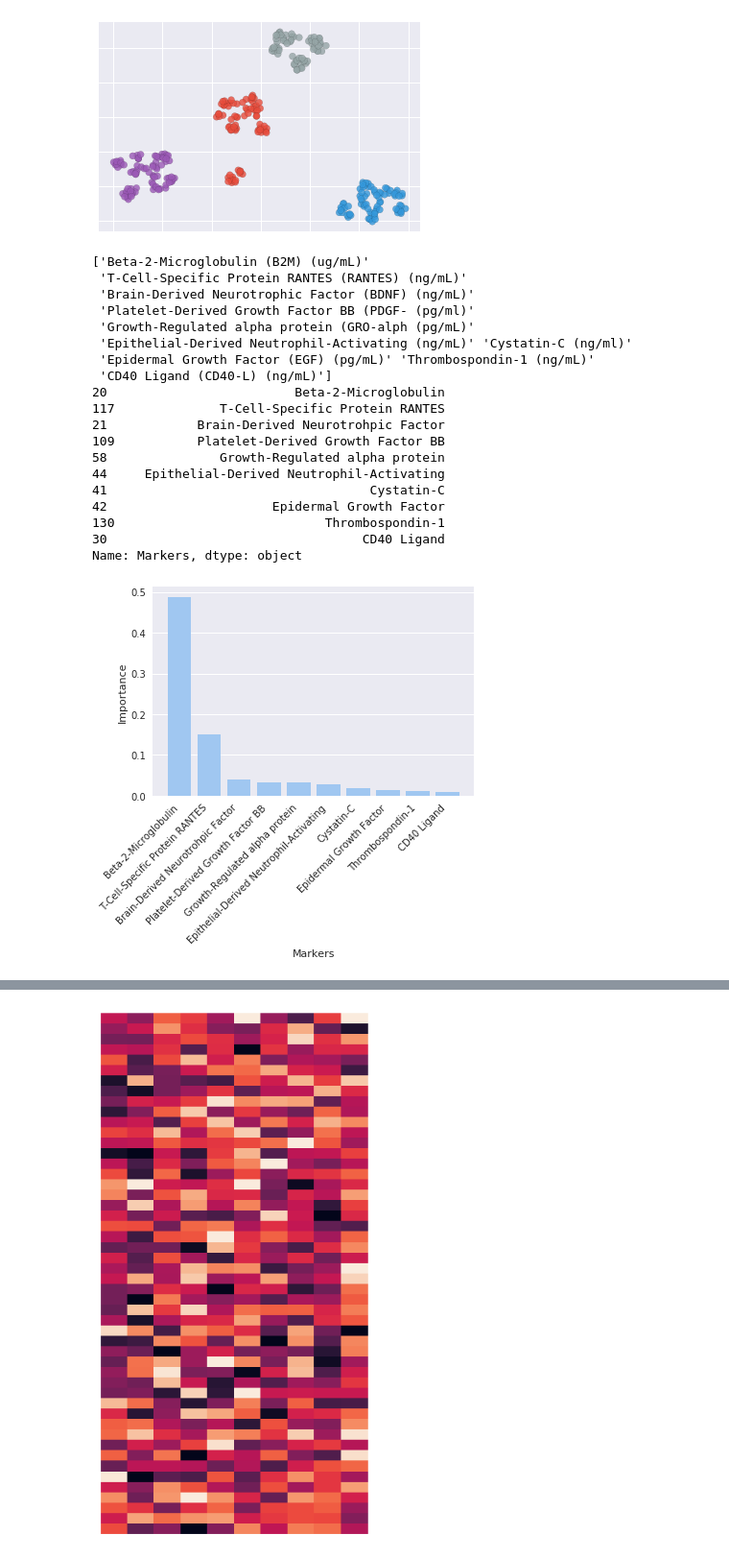
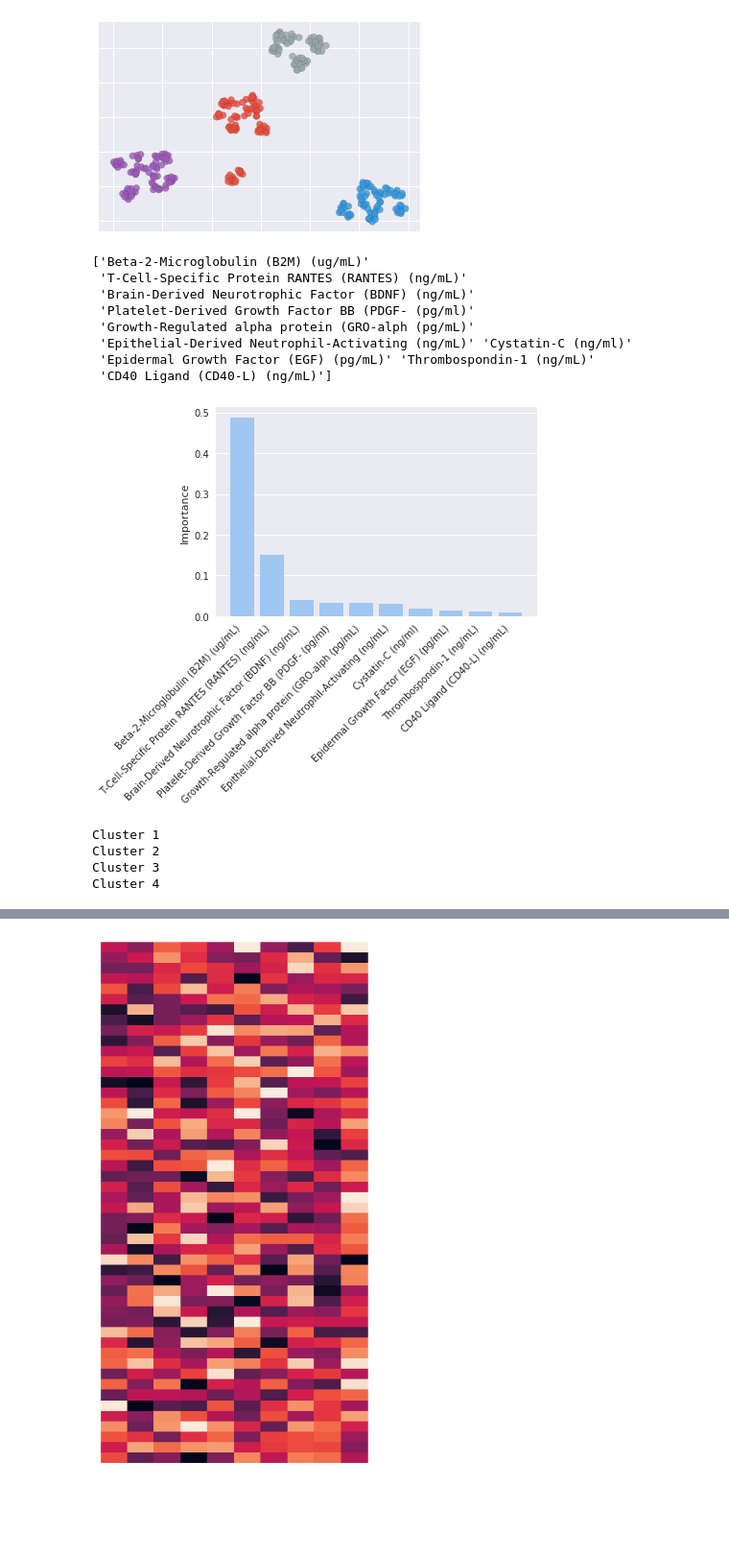
Before and after one commit to GerardMJuan/simlr-ad, a Jupyter notebook: jupyter-experiments/clustering_visualization.ipynb, the cells around one changed output, grey strips where cells are left out. Shown at 96% size. Cells and saved outputs as stored; diff of their text form; code cells hidden in the pictures; blank space fills up the shorter version.

Commit message:
Added data file Removed figure Updated gitignore

```diff
--- a/jupyter-experiments/clustering_visualization.ipynb
+++ b/jupyter-experiments/clustering_visualization.ipynb
@@ -23,7 +23,7 @@ rd_seed = 1714                                          # Random seed for experi
 
 # Paths
 existing_cluster = True                               # Compute the clustering again or use an existing one
-cluster_path = "../results/cimlr4/"   # Path of the existing cluster, if applicable
+cluster_path = "/home/gerard/Documents/EXPERIMENTS/SIMLR-AD/cimlr4/"   # Path of the existing cluster, if applicable
 covariate_path = "../data/useddata_homo_abeta_plasma_meta.csv"
 feature_path = "../data/UCSDVOL.csv"                     # Path of the feature path (.csv)
 
@@ -212,53 +202,41 @@ values = pd.DataFrame(data={"Markers": cov_names,
 values = values.sort_values(by='Importance', ascending=False)
 
 names_original = values[0:10].Markers.values
 print(names_original)
-
+"""
 values.iloc[0,1] = "Beta-2-Microglobulin"
 values.iloc[1,1] = "T-Cell-Specific Protein RANTES"
-values.iloc[2,1] = "Brain-Derived Neurotrohpic Factor"
+values.iloc[2,1] = "Brain-Derived Neurotrophic Factor"
 values.iloc[3,1] = "Platelet-Derived Growth Factor BB"
 values.iloc[4,1] = "Growth-Regulated alpha protein"
 values.iloc[5,1] = "Epithelial-Derived Neutrophil-Activating"
 values.iloc[6,1] = "Cystatin-C"
 values.iloc[7,1] = "Epidermal Growth Factor"
 values.iloc[8,1] = "Thrombospondin-1"
-values.iloc[9,1] = "CD40 Ligand"
-
-names = values.iloc[0:10].Markers
-print(names)
+values.iloc[9,1] = "CD40 Ligand"""
 
 values["norm_values"] = (feat_imp - np.min(feat_imp)) / (np.max(feat_imp)-np.min(feat_imp))
 plt.figure()
 
 sns.set_color_codes("pastel")
 sns.barplot(x="Markers", y="Importance", data=values.iloc[0:10],
            label="Importance", color="b")
 plt.xticks(rotation=45, ha="right")
+plt.xlabel('')
 plt.axis('tight')
-plt.savefig('figures_svg/cluster_importance.svg', format='svg')
-plt.savefig('figures_svg/cluster_importance.png',bbox_inches='tight')
+#plt.savefig('cluster_importance.eps', format='eps', dpi=300, bbox_inches='tight')
+#plt.savefig('figures_svg/cluster_importance.svg', format='svg')
+plt.savefig('cluster_importance.png',bbox_inches='tight')
 # %% [output]
 ['Beta-2-Microglobulin (B2M) (ug/mL)'
  'T-Cell-Specific Protein RANTES (RANTES) (ng/mL)'
  'Brain-Derived Neurotrophic Factor (BDNF) (ng/mL)'
  'Platelet-Derived Growth Factor BB (PDGF- (pg/ml)'
  'Growth-Regulated alpha protein (GRO-alph (pg/mL)'
  'Epithelial-Derived Neutrophil-Activating (ng/mL)' 'Cystatin-C (ng/ml)'
  'Epidermal Growth Factor (EGF) (pg/mL)' 'Thrombospondin-1 (ng/mL)'
  'CD40 Ligand (CD40-L) (ng/mL)']
-20                         Beta-2-Microglobulin
-117              T-Cell-Specific Protein RANTES
-21            Brain-Derived Neurotrohpic Factor
-109           Platelet-Derived Growth Factor BB
-58               Growth-Regulated alpha protein
-44     Epithelial-Derived Neutrophil-Activating
-41                                   Cystatin-C
-42                      Epidermal Growth Factor
-130                            Thrombospondin-1
-30                                  CD40 Ligand
-Name: Markers, dtype: object
-[figure, old version]
+[figure, new version]
 # %%
 # Create table of mean and std of values for each of the clusters for those:
 # Copy from the main
@@ -297,3 +275,8 @@ for feat in names_original:
 df_results["Total"] = pd.Series(data_cluster, index=df_results.index)
 
 df_results.to_csv(cluster_path+'cluster_stats_covariates.csv')
+# %% [output]
+Cluster 1
+Cluster 2
+Cluster 3
+Cluster 4
```
Also changed, not shown: parts of 3 cells of this notebook, 10 other files.
